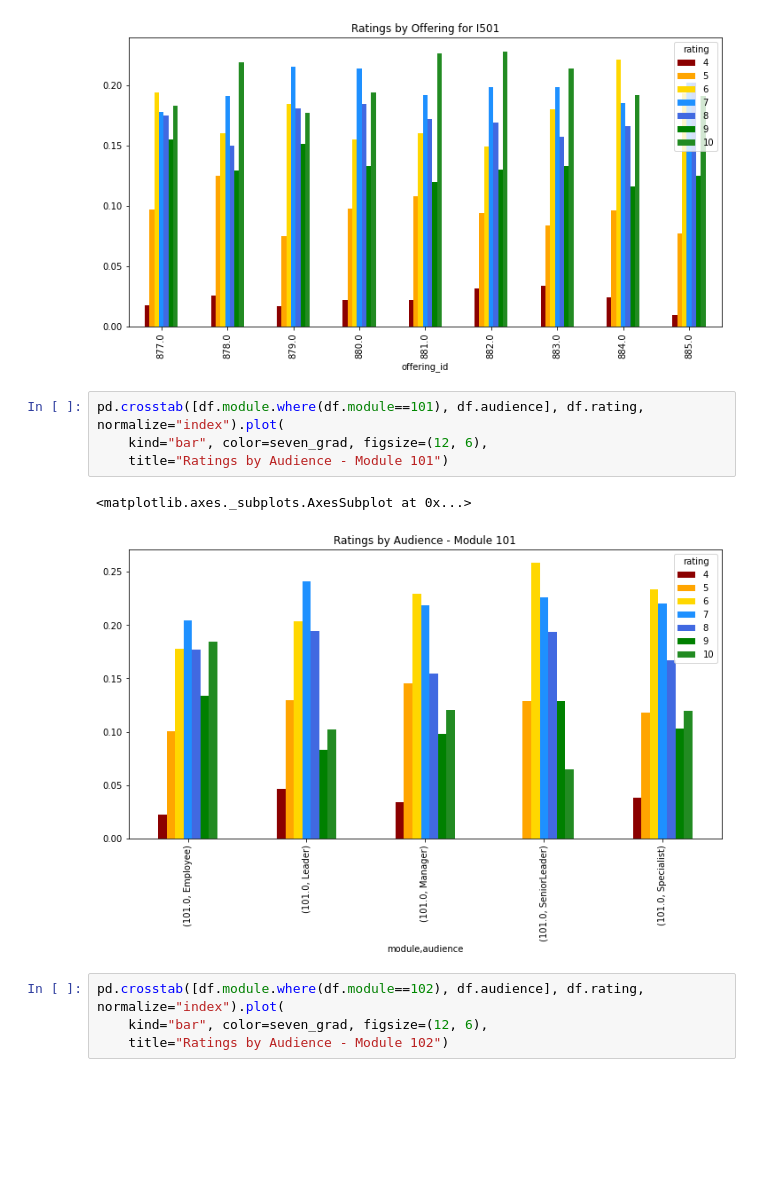
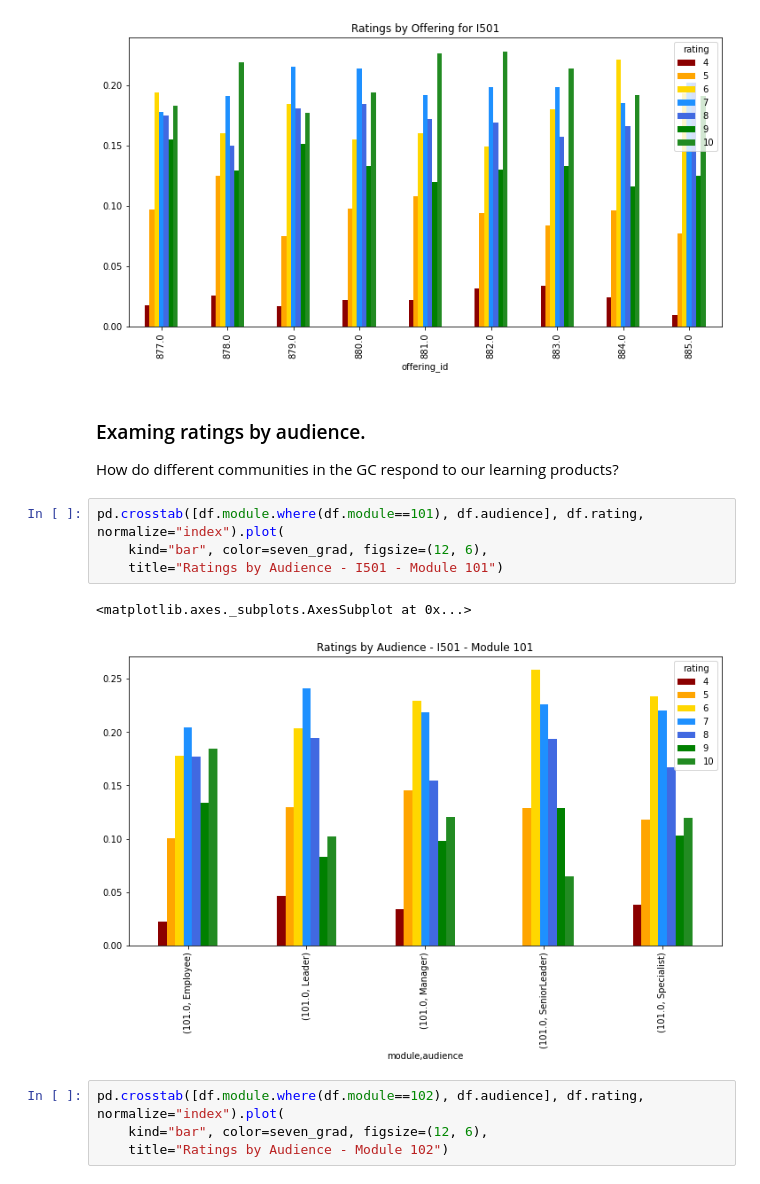
Before and after one commit to ToferC/learner_models, a Jupyter notebook: Evals_analysis.ipynb, the cells around one changed output. Saved outputs shown, nothing was run; the diff lists cells and outputs as text; blank space fills up the shorter version.

```diff
--- a/Evals_analysis.ipynb
+++ b/Evals_analysis.ipynb
@@ -153,13 +153,16 @@ pd.crosstab(df.offering_id.where(df.learning_product=="I501"), df.rating, normal
 # %% [output]
 <matplotlib.axes._subplots.AxesSubplot at 0x...>
 [figure]
+# %% [markdown]
+### Examing ratings by audience.
+How do different communities in the GC respond to our learning products?
 # %%
 pd.crosstab([df.module.where(df.module==101), df.audience], df.rating, normalize="index").plot(
     kind="bar", color=seven_grad, figsize=(12, 6),
-    title="Ratings by Audience - Module 101")
+    title="Ratings by Audience - I501 - Module 101")
 # %% [output]
 <matplotlib.axes._subplots.AxesSubplot at 0x...>
-[figure, old version]
+[figure, new version]
 # %%
 pd.crosstab([df.module.where(df.module==102), df.audience], df.rating, normalize="index").plot(
     kind="bar", color=seven_grad, figsize=(12, 6),
```
Also changed, not shown: parts of 1 cell of this notebook.
